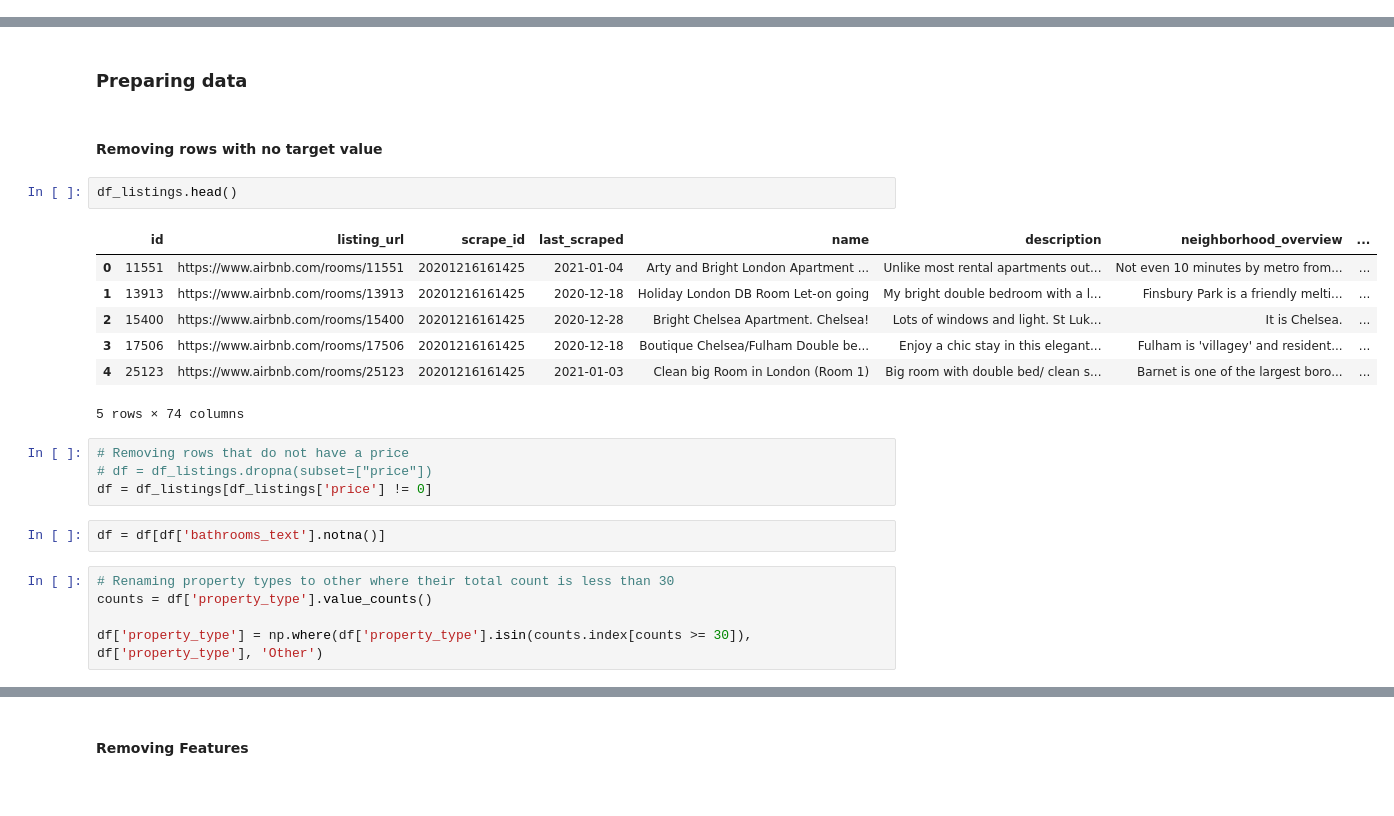
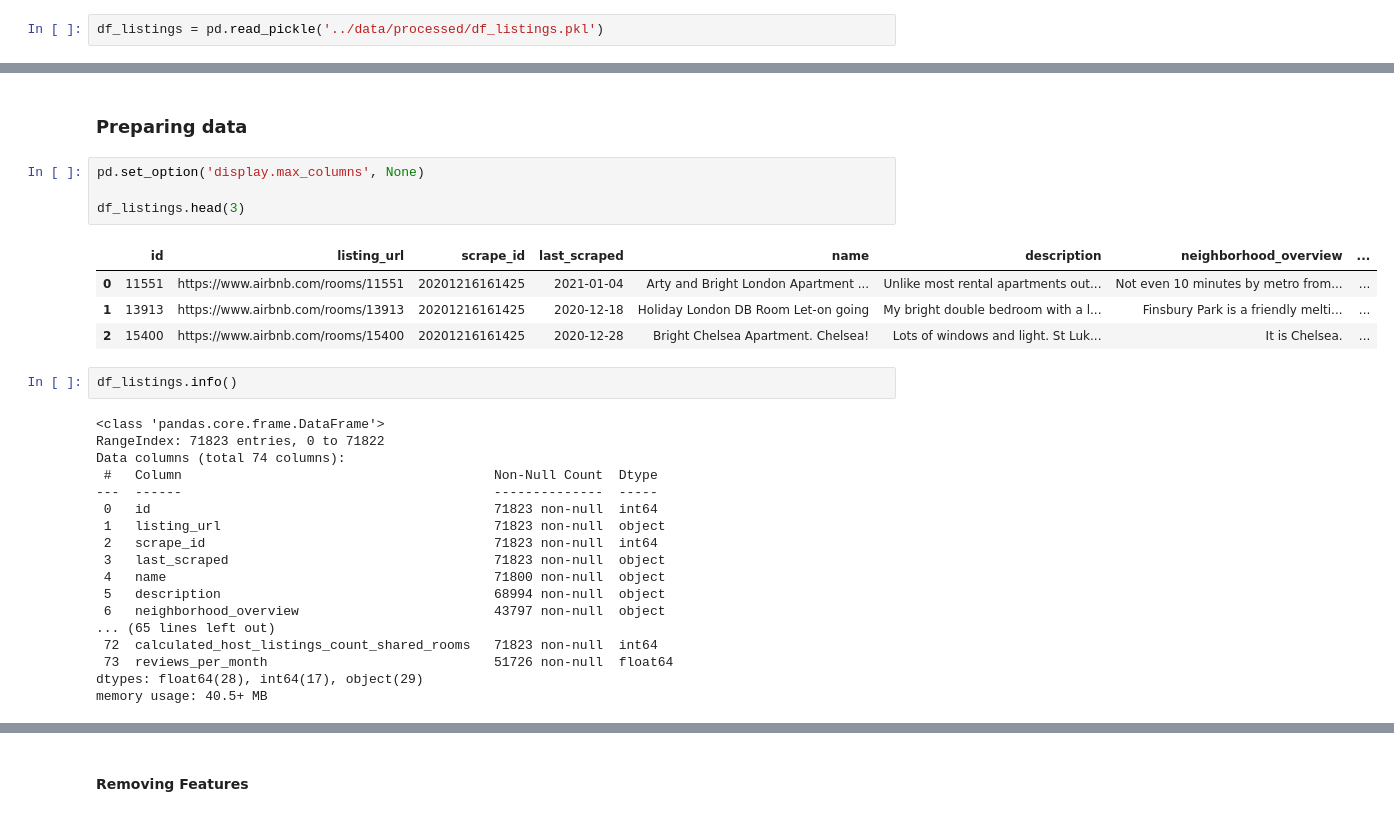
Before and after one commit to waltersmac/Predicting-AirBnB-Prices, a Jupyter notebook: notebooks/1.0-rw-model-exploration.ipynb, the cells around one changed output, grey strips where cells are left out. Drawn from its saved outputs; the diff is of its cells as text.

Commit message:
Updated the make data script and also model exploration notebook to work with saving and reading pickle files

```diff
--- a/notebooks/1.0-rw-model-exploration.ipynb
+++ b/notebooks/1.0-rw-model-exploration.ipynb
@@ -100,3 +29,5 @@ df_listings = df_listings.drop(df_listings.index[outliers]).reset_index(drop = T
+# %%
+df_listings = pd.read_pickle('../data/processed/df_listings.pkl')
 # %% [markdown]
 ## Data Modeling
 # %% [markdown]
@@ -105,26 +36,32 @@ df_listings = df_listings.drop(df_listings.index[outliers]).reset_index(drop = T
 - importance of the features, rank features
 # %% [markdown]
 ### Preparing data
-# %% [markdown]
-#### Removing rows with no target value
+# %%
+pd.set_option('display.max_columns', None)
+
+df_listings.head(3)
+# %% [output]
+|  | id | listing_url | scrape_id | last_scraped | name | description | neighborhood_overview | ... |
+| 0 | 11551 | https://www.airbnb.com/rooms/11551 | 20201216161425 | 2021-01-04 | Arty and Bright London Apartment ... | Unlike most rental apartments out... | Not even 10 minutes by metro from... | ... |
+| 1 | 13913 | https://www.airbnb.com/rooms/13913 | 20201216161425 | 2020-12-18 | Holiday London DB Room Let-on going | My bright double bedroom with a l... | Finsbury Park is a friendly melti... | ... |
+| 2 | 15400 | https://www.airbnb.com/rooms/15400 | 20201216161425 | 2020-12-28 | Bright Chelsea Apartment. Chelsea! | Lots of windows and light. St Luk... | It is Chelsea. | ... |
 # %%
-df_listings.head()
+df_listings.info()
 # %% [output]
-|  | id | listing_url | scrape_id | last_scraped | name | description | neighborhood_overview | ... |
-| 0 | 11551 | https://www.airbnb.com/rooms/11551 | 20201216161425 | 2021-01-04 | Arty and Bright London Apartment ... | Unlike most rental apartments out... | Not even 10 minutes by metro from... | ... |
-| 1 | 13913 | https://www.airbnb.com/rooms/13913 | 20201216161425 | 2020-12-18 | Holiday London DB Room Let-on going | My bright double bedroom with a l... | Finsbury Park is a friendly melti... | ... |
-| 2 | 15400 | https://www.airbnb.com/rooms/15400 | 20201216161425 | 2020-12-28 | Bright Chelsea Apartment. Chelsea! | Lots of windows and light. St Luk... | It is Chelsea. | ... |
-| 3 | 17506 | https://www.airbnb.com/rooms/17506 | 20201216161425 | 2020-12-18 | Boutique Chelsea/Fulham Double be... | Enjoy a chic stay in this elegant... | Fulham is 'villagey' and resident... | ... |
-| 4 | 25123 | https://www.airbnb.com/rooms/25123 | 20201216161425 | 2021-01-03 | Clean big Room in London (Room 1) | Big room with double bed/ clean s... | Barnet is one of the largest boro... | ... |
-5 rows × 74 columns
+<class 'pandas.core.frame.DataFrame'>
+RangeIndex: 71823 entries, 0 to 71822
+Data columns (total 74 columns):
+ #   Column                                        Non-Null Count  Dtype
+---  ------                                        --------------  -----
+ 0   id                                            71823 non-null  int64
+ 1   listing_url                                   71823 non-null  object
+ 2   scrape_id                                     71823 non-null  int64
+ 3   last_scraped                                  71823 non-null  object
+ 4   name                                          71800 non-null  object
+ 5   description                                   68994 non-null  object
+ 6   neighborhood_overview                         43797 non-null  object
+... (65 lines left out)
+ 72  calculated_host_listings_count_shared_rooms   71823 non-null  int64
+ 73  reviews_per_month                             51726 non-null  float64
+dtypes: float64(28), int64(17), object(29)
+memory usage: 40.5+ MB
-# %%
-# Removing rows that do not have a price
-# df = df_listings.dropna(subset=["price"])
-df = df_listings[df_listings['price'] != 0]
-# %%
-df = df[df['bathrooms_text'].notna()]
-# %%
-# Renaming property types to other where their total count is less than 30
-counts = df['property_type'].value_counts()
-
-df['property_type'] = np.where(df['property_type'].isin(counts.index[counts >= 30]), df['property_type'], 'Other')
```
Also changed, not shown: parts of 45 cells of this notebook, 5 other files.
